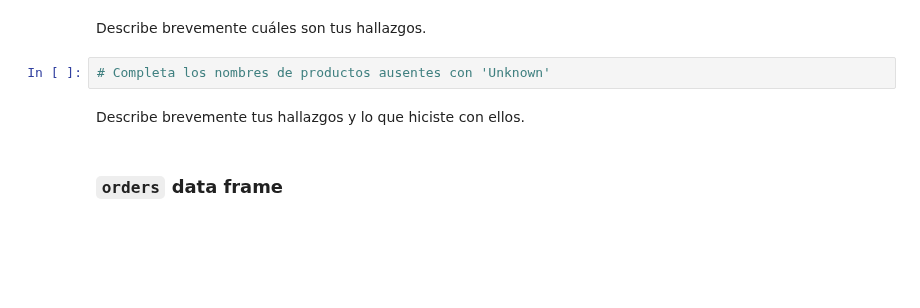
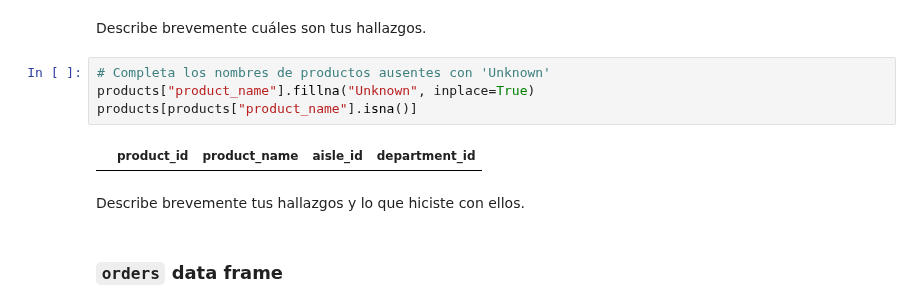
Before and after one commit to hukitan/tripleten, a Jupyter notebook: Proyectos_en_desarrollo/proyecto4/proyecto_4.ipynb, the cells around one changed output. Saved outputs shown, nothing was run; the diff lists cells and outputs as text; blank space fills up the shorter version.

```diff
--- a/Proyectos_en_desarrollo/proyecto4/proyecto_4.ipynb
+++ b/Proyectos_en_desarrollo/proyecto4/proyecto_4.ipynb
@@ -405,6 +401,10 @@ Describe brevemente cuáles son tus hallazgos.
 Describe brevemente cuáles son tus hallazgos.
 # %%
 # Completa los nombres de productos ausentes con 'Unknown'
+products["product_name"].fillna("Unknown", inplace=True)
+products[products["product_name"].isna()]
+# %% [output]
+|  | product_id | product_name | aisle_id | department_id |
 # %% [markdown]
 Describe brevemente tus hallazgos y lo que hiciste con ellos.
 # %% [markdown]
```
Also changed, not shown: parts of 8 cells of this notebook, 2 other files.
